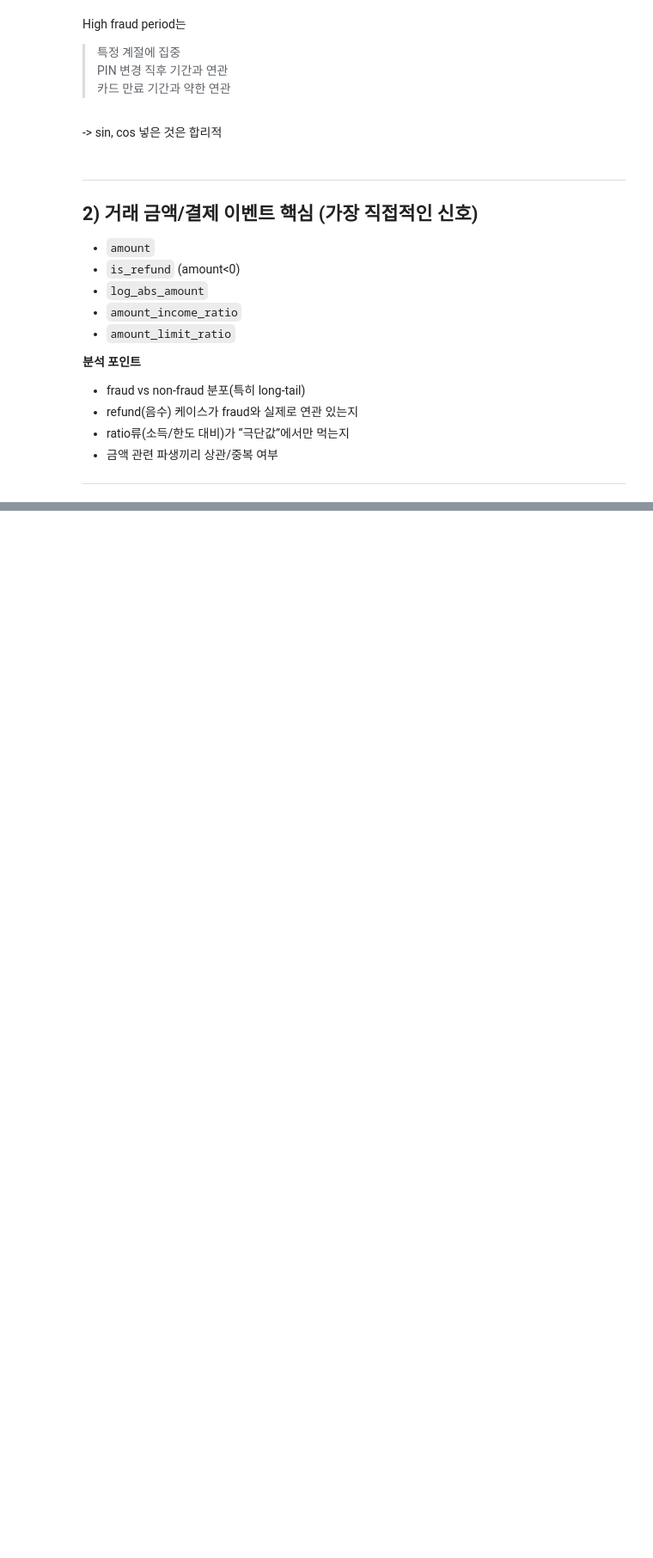
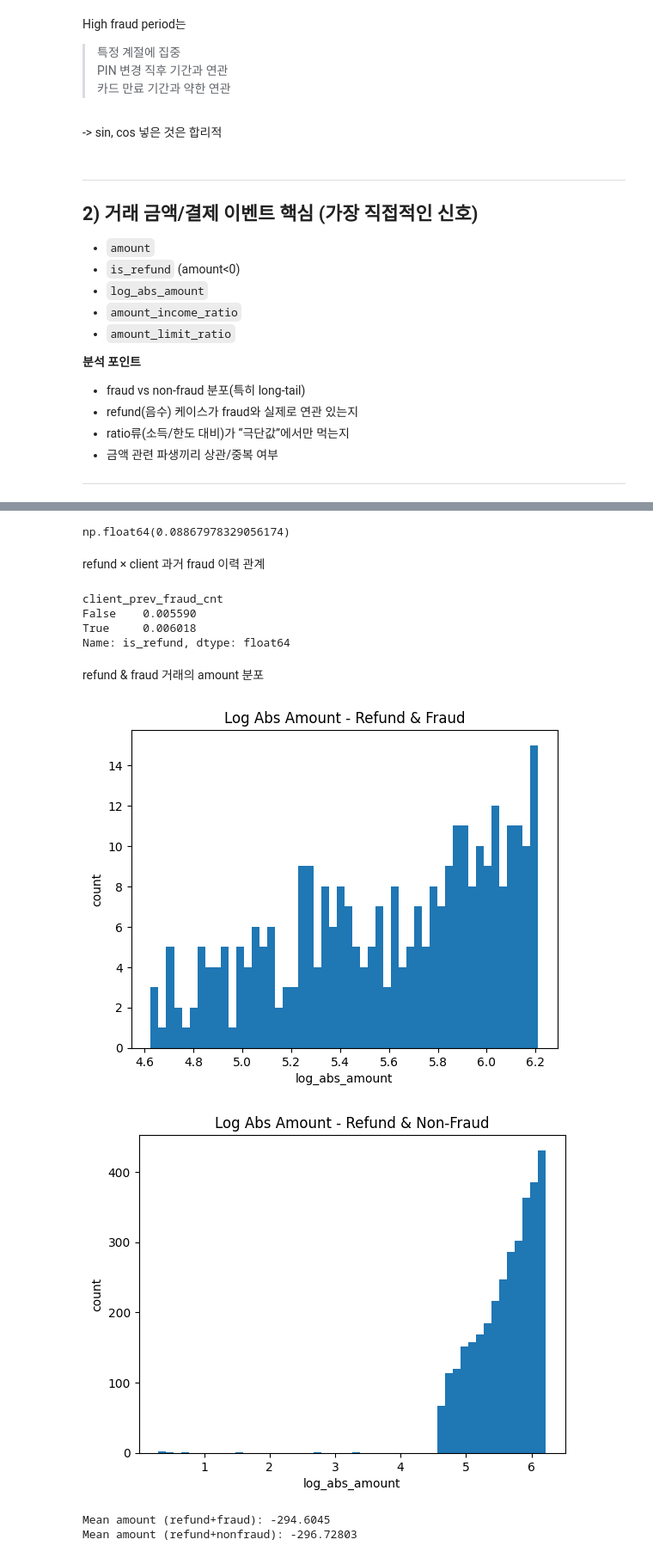
Before and after one commit to BDAIFin/knk, a Jupyter notebook: feature_signal_screening.ipynb, the cells around one changed output, grey strips where cells are left out. Shown at 86% size. Cells and saved outputs as stored; diff of their text form; code cells hidden in the pictures; blank space fills up the shorter version.

```diff
--- a/feature_signal_screening.ipynb
+++ b/feature_signal_screening.ipynb
@@ -834,0 +923,40 @@ High fraud period는
+# %%
+df[df["is_refund"] == 1]["fraud"].mean()
+# %% [output]
+np.float64(0.08867978329056174)
+# %% [markdown]
+refund × client 과거 fraud 이력 관계
+# %%
+df.groupby(df["client_prev_fraud_cnt"] > 0)["is_refund"].mean()
+# %% [output]
+client_prev_fraud_cnt
+False    0.005590
+True     0.006018
+Name: is_refund, dtype: float64
+# %% [markdown]
+refund & fraud 거래의 amount 분포
+# %%
+df_rf = df[(df["is_refund"] == 1) & (df["fraud"] == 1)]
+df_rn = df[(df["is_refund"] == 1) & (df["fraud"] == 0)]
+
+plt.figure()
+plt.hist(np.log1p(np.abs(df_rf["amount"])), bins=50)
+plt.title("Log Abs Amount - Refund & Fraud")
+plt.xlabel("log_abs_amount")
+plt.ylabel("count")
+plt.show()
+
+plt.figure()
+plt.hist(np.log1p(np.abs(df_rn["amount"])), bins=50)
+plt.title("Log Abs Amount - Refund & Non-Fraud")
+plt.xlabel("log_abs_amount")
+plt.ylabel("count")
+plt.show()
+
+print("Mean amount (refund+fraud):", df_rf["amount"].mean())
+print("Mean amount (refund+nonfraud):", df_rn["amount"].mean())
+# %% [output]
+[figure, added]
+[figure, added]
+Mean amount (refund+fraud): -294.6045
+Mean amount (refund+nonfraud): -296.72803
```
Also changed, not shown: parts of 27 cells of this notebook.
